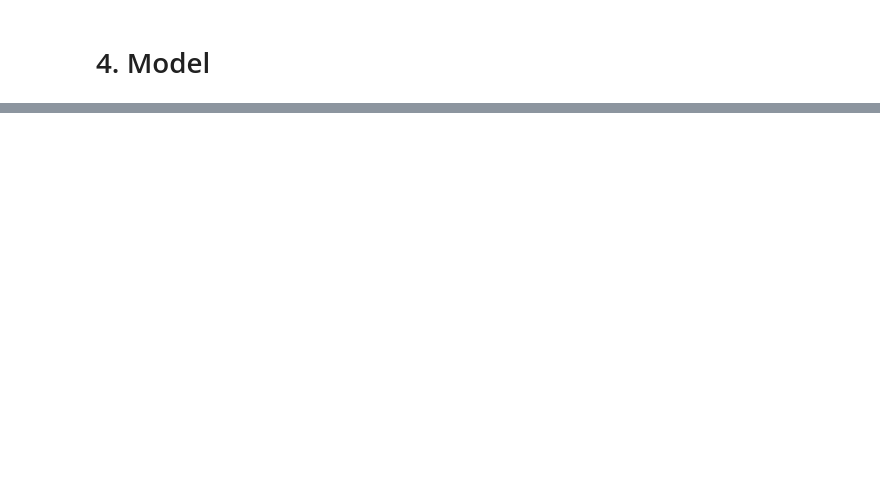
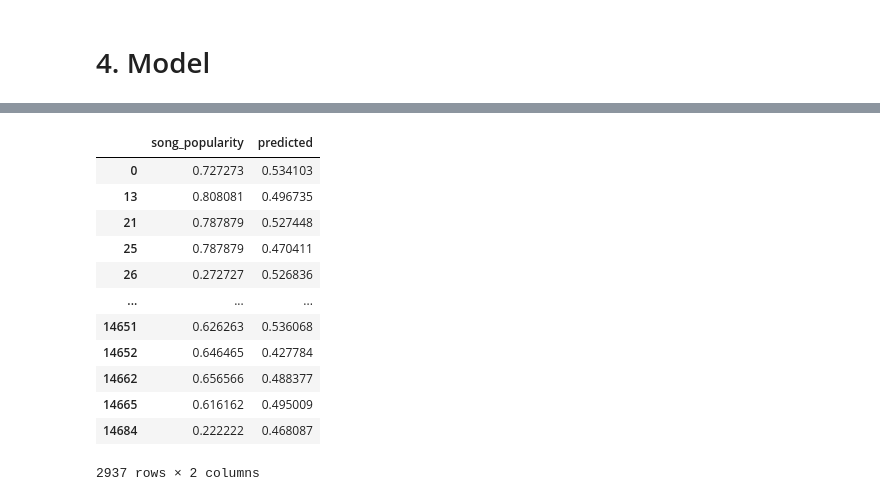
Before and after one commit to ziolek2609/SongPopularityPrediction, a Jupyter notebook: SpotifySongs_notebook.ipynb, the cells around one changed output, grey strips where cells are left out. Saved outputs shown, nothing was run; the diff lists cells and outputs as text; code cells hidden in the pictures; blank space fills up the shorter version.

```diff
--- a/SpotifySongs_notebook.ipynb
+++ b/SpotifySongs_notebook.ipynb
@@ -198,15 +198,13 @@ test_labels = test_dataset.pop('song_popularity')
 # %% [markdown]
 # 4. Model
 # %%
-model1 = Sequential()
-model1.add(Dense(1024, activation = 'relu', input_shape = [len(train_dataset.keys())]))
-model1.add(Dropout(0.4))
-model1.add(Dense(512, activation = 'relu'))
-model1.add(Dropout(0.4))
-model1.add(Dense(1))
+model2 = Sequential()
+model2.add(Dense(128, kernel_regularizer = 'l2', activation = 'relu', input_shape = [len(train_dataset.keys())]))
+model2.add(Dense(32, activation = 'relu'))
+model2.add(Dense(8, activation = 'relu'))
+model2.add(Dense(1))
 
-model1.compile(optimizer = 'adam',
-             loss = 'mse',
-             metrics = ['mae', 'mse'])
-model1.summary()
+model2.compile(optimizer = 'adam',
+             loss = 'mae')
+model2.summary()
 # %% [output]
@@ -229,6 +225,6 @@ Trainable params: 539,649
 Non-trainable params: 0
 _________________________________________________________________
 # %%
-history1 = model1.fit(train_dataset, train_labels.values, epochs = 10, validation_split = 0.2, verbose = 1, batch_size = 10)
+history2 = model2.fit(train_dataset, train_labels.values, epochs = 64, validation_split = 0.2, verbose = 1, batch_size = 16)
 # %% [output]
 WARNING:tensorflow:Falling back from v2 loop because of error: Failed to find data adapter that can handle input: <class 'pandas.core.frame.DataFrame'>, <class 'NoneType'>
@@ -260,3 +255,6 @@ fig.update_layout(width=1000, height=500, title='MAE vs. VAL_MAE', xaxis_title='
 fig.show()
 # %% [output]
 [interactive output not drawn]
+# %%
+test_predictions = model2.predict(test_dataset)
+test_predictions
@@ -262,0 +270,18 @@ fig.show()
+# %%
+prediction = pd.DataFrame(test_labels)
+prediction["predicted"] = test_predictions
+prediction
+# %% [output]
+|  | song_popularity | predicted |
+| 0 | 0.727273 | 0.534103 |
+| 13 | 0.808081 | 0.496735 |
+| 21 | 0.787879 | 0.527448 |
+| 25 | 0.787879 | 0.470411 |
+| 26 | 0.272727 | 0.526836 |
+| ... | ... | ... |
+| 14651 | 0.626263 | 0.536068 |
+| 14652 | 0.646465 | 0.427784 |
+| 14662 | 0.656566 | 0.488377 |
+| 14665 | 0.616162 | 0.495009 |
+| 14684 | 0.222222 | 0.468087 |
+2937 rows × 2 columns
```
Also changed, not shown: parts of 10 cells of this notebook.
